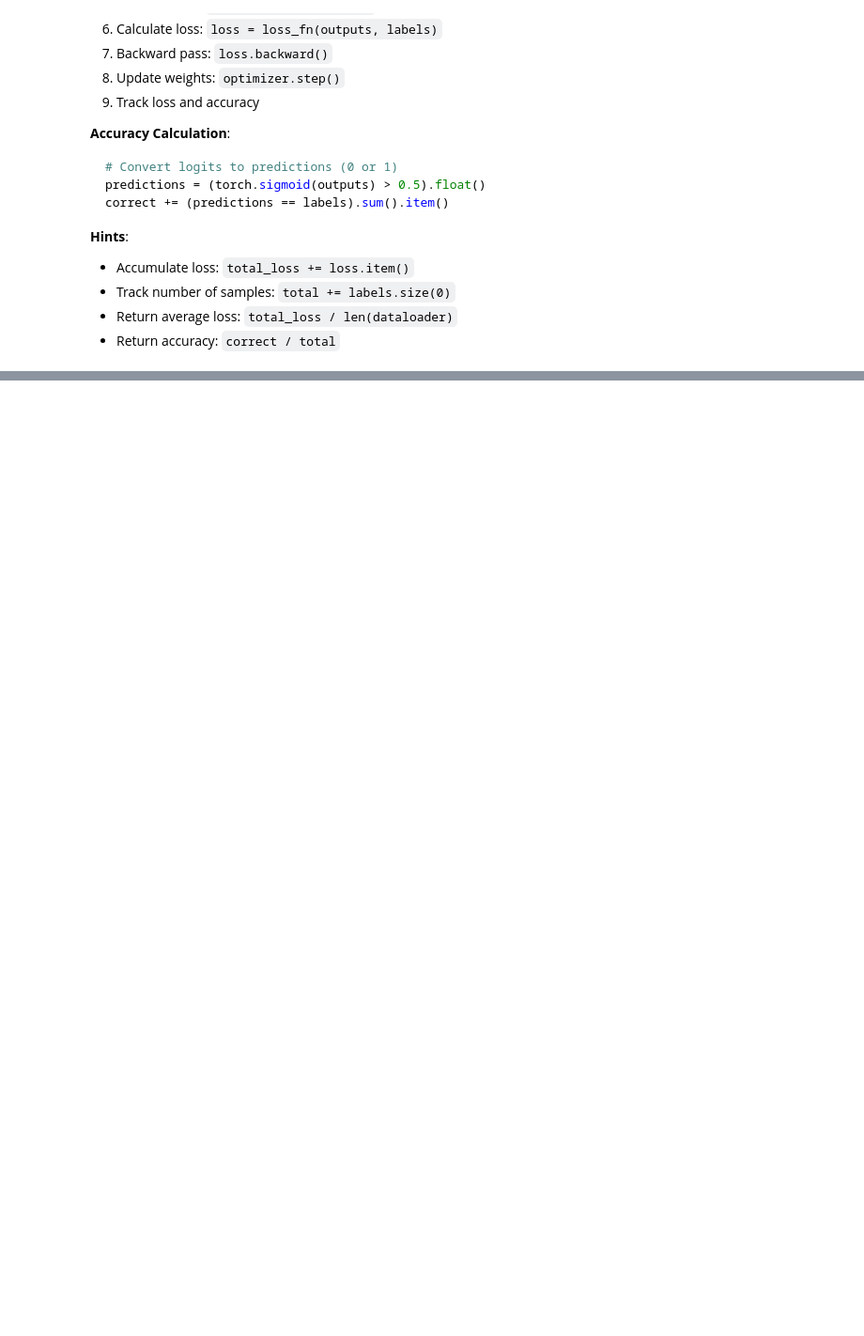
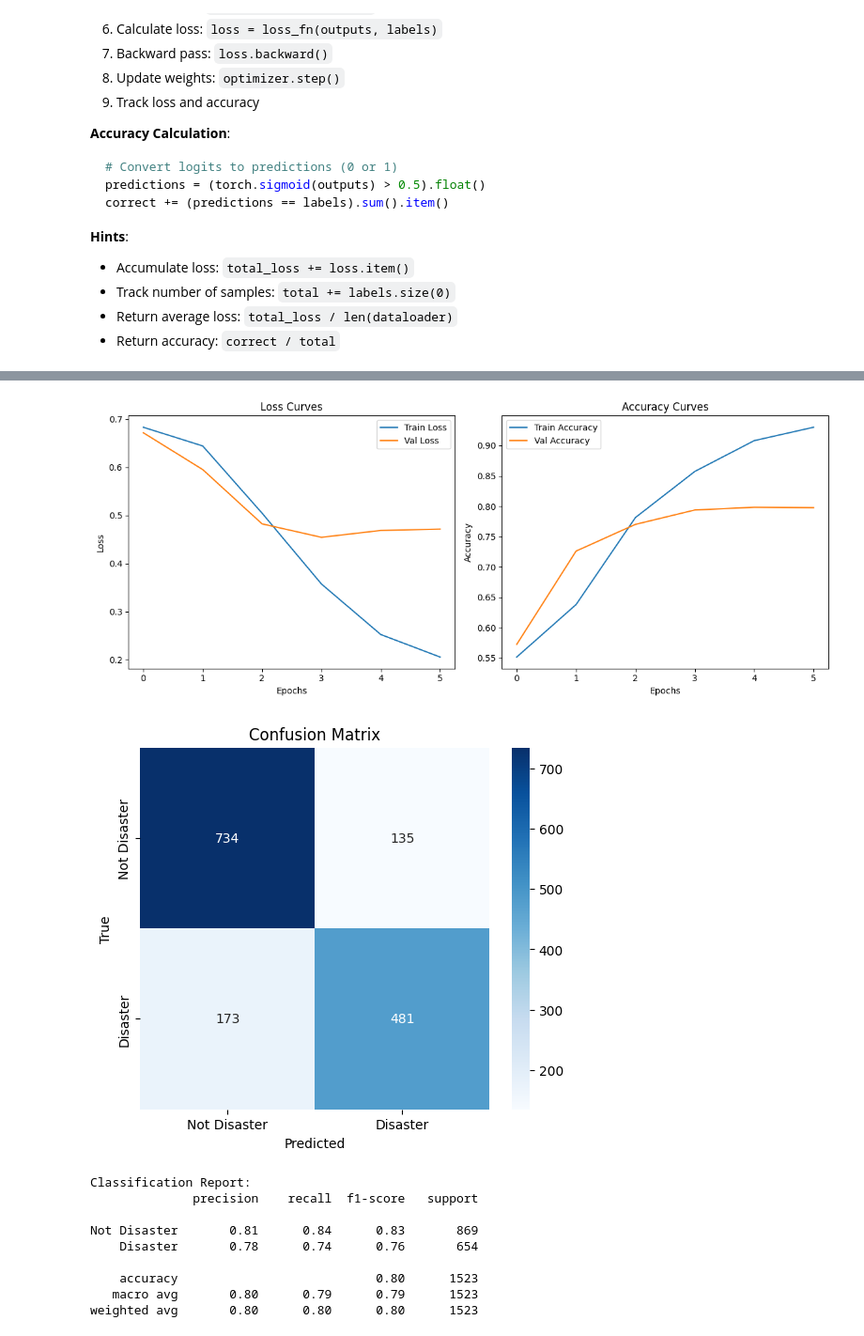
Before and after one commit to Tuminha/Predicting-Disaster-Tweets, a Jupyter notebook: notebooks/04_training_and_eval.ipynb, the cells around one changed output, grey strips where cells are left out. Shown: that part at 94% size. Saved outputs shown, nothing was run; the diff lists cells and outputs as text; code cells hidden in the pictures; blank space fills up the shorter version.

```diff
--- a/notebooks/04_training_and_eval.ipynb
+++ b/notebooks/04_training_and_eval.ipynb
@@ -308,0 +489,5 @@ torch.save(history, '../models/training_history.pkl')
+# %%
+# TODO 5: execute training
+print("Starting training...")
+history = train_model(model, train_loader, val_loader, loss_fn, optimizer, scheduler, device, num_epochs)
+print("Training complete!")
@@ -308,0 +563,47 @@ torch.save(history, '../models/training_history.pkl')
+# %%
+# Visualize loss curves, accuracy curves, confusion matrix
+# Loss curves
+plt.figure(figsize=(12, 5))
+plt.subplot(1, 2, 1)
+plt.plot(history['train_loss'], label='Train Loss')
+plt.plot(history['val_loss'], label='Val Loss')
+plt.xlabel('Epochs')
+plt.ylabel('Loss')
+plt.title('Loss Curves')
+plt.legend()
+
+
+# Accuracy curves
+plt.subplot(1, 2, 2)
+plt.plot(history['train_acc'], label='Train Accuracy')
+plt.plot(history['val_acc'], label='Val Accuracy')
+plt.xlabel('Epochs')
+plt.ylabel('Accuracy')
+plt.title('Accuracy Curves')
+plt.legend()
+plt.tight_layout()
+plt.show()
+
+# Confusion Matrix
+cm = confusion_matrix(true_labels, pred_labels)
+plt.figure(figsize=(6, 5))
+sns.heatmap(cm, annot=True, fmt='d', cmap='Blues', xticklabels=['Not Disaster', 'Disaster'], yticklabels=['Not Disaster', 'Disaster'])
+plt.xlabel('Predicted')
+plt.ylabel('True')
+plt.title('Confusion Matrix')
+plt.show()
+
+print("Classification Report:")
+print(classification_report(true_labels, pred_labels, target_names=['Not Disaster', 'Disaster']))
+# %% [output]
+[figure, added]
+[figure, added]
+Classification Report:
+              precision    recall  f1-score   support
+
+Not Disaster       0.81      0.84      0.83       869
+    Disaster       0.78      0.74      0.76       654
+
+    accuracy                           0.80      1523
+   macro avg       0.80      0.79      0.79      1523
+weighted avg       0.80      0.80      0.80      1523
```
Also changed, not shown: parts of 13 cells of this notebook, 16 other files.
